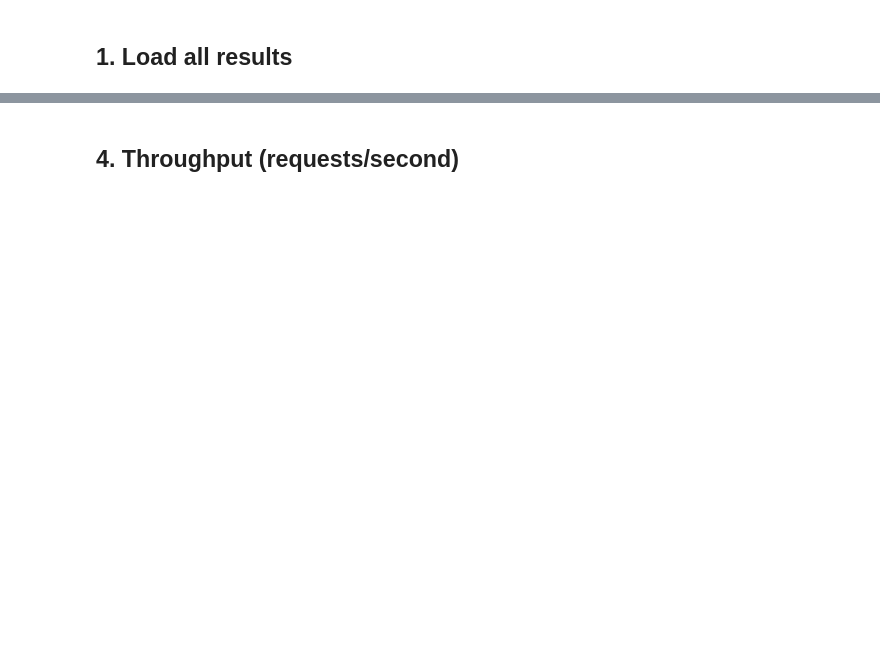
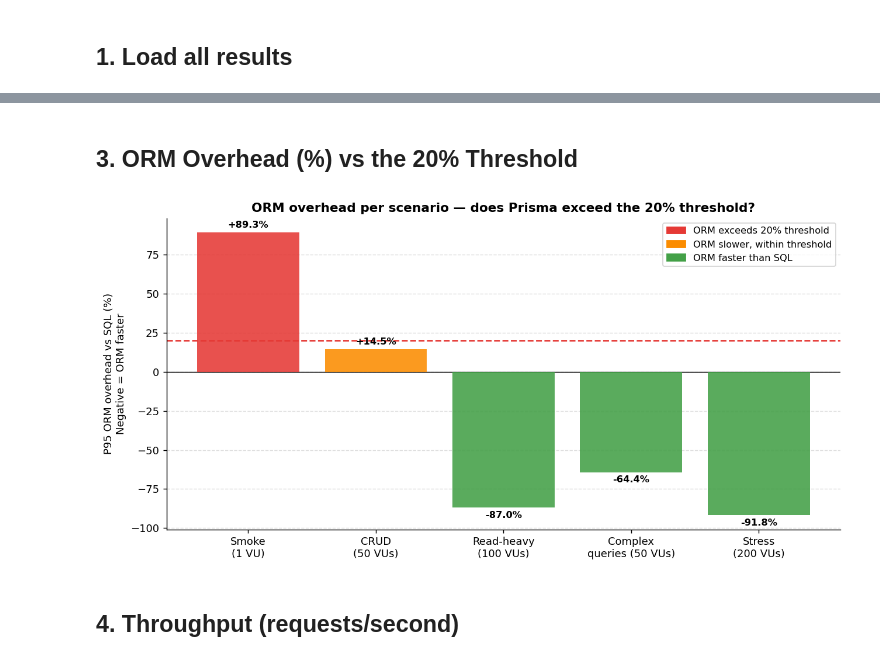
Before and after one commit to Nej-ma/orm-vs-sql-benchmark, a Jupyter notebook: analysis.ipynb, the cells around one changed output, grey strips where cells are left out. Cells and saved outputs as stored; diff of their text form; code cells hidden in the pictures; blank space fills up the shorter version.

```diff
--- a/analysis.ipynb
+++ b/analysis.ipynb
@@ -136,43 +130,37 @@ Positive = ORM is slower. Negative = ORM is faster. The **red dashed line at +20
+# %% [markdown]
+## 3. ORM Overhead (%) vs the 20% Threshold
 # %%
-pivot = df.pivot(index="scenario", columns="impl", values="p95_ms")
+pivot = df.pivot(index="scenario", columns="impl", values="p95_ms").reindex(scenarios)
 pivot["delta_pct"] = (pivot["orm"] - pivot["sql"]) / pivot["sql"] * 100
-pivot = pivot.reindex(scenarios)
-
-fig, ax = plt.subplots(figsize=(10, 5))
 
 bar_colors = ["#e53935" if v > THRESHOLD_PCT else ("#43a047" if v < 0 else "#fb8c00")
               for v in pivot["delta_pct"]]
 
-bars = ax.bar([SCENARIO_LABELS[s] for s in scenarios],
-              pivot["delta_pct"], color=bar_colors, alpha=0.88, zorder=3)
-
+fig, ax = plt.subplots(figsize=(10, 5))
+bars = ax.bar([SCENARIO_LABELS[s] for s in scenarios], pivot["delta_pct"],
+              color=bar_colors, alpha=0.88, zorder=3)
 for bar, v in zip(bars, pivot["delta_pct"]):
-    va = "bottom" if v >= 0 else "top"
-    offset = 2 if v >= 0 else -2
-    ax.text(bar.get_x() + bar.get_width()/2, v + offset,
+    va, off = ("bottom", 2) if v >= 0 else ("top", -2)
+    ax.text(bar.get_x() + bar.get_width()/2, v + off,
             f"{v:+.1f}%", ha="center", va=va, fontsize=9, fontweight="bold")
 
-ax.axhline(THRESHOLD_PCT,  color="#e53935", linestyle="--", linewidth=1.5,
-           label=f"+{THRESHOLD_PCT}% acceptable threshold")
+ax.axhline(THRESHOLD_PCT, color="#e53935", linestyle="--", linewidth=1.5)
 ax.axhline(0, color="black", linewidth=0.8)
-
-ax.set_ylabel("P95 ORM overhead vs SQL (%)\nNegative = ORM faster", fontsize=10)
-ax.set_title("ORM overhead per scenario — does Prisma exceed the 20% threshold?",
-             fontsize=12, fontweight="bold")
-ax.legend(fontsize=9)
-ax.yaxis.grid(True, linestyle="--", alpha=0.4, zorder=0)
-
-# Legend patches
 patches = [
-    mpatches.Patch(color="#e53935", label="ORM exceeds threshold"),
+    mpatches.Patch(color="#e53935", label="ORM exceeds 20% threshold"),
     mpatches.Patch(color="#fb8c00", label="ORM slower, within threshold"),
     mpatches.Patch(color="#43a047", label="ORM faster than SQL"),
 ]
 ax.legend(handles=patches, fontsize=9)
-
+ax.set_ylabel("P95 ORM overhead vs SQL (%)\nNegative = ORM faster", fontsize=10)
+ax.set_title("ORM overhead per scenario — does Prisma exceed the 20% threshold?",
+             fontsize=12, fontweight="bold")
+ax.yaxis.grid(True, linestyle="--", alpha=0.4, zorder=0)
 plt.tight_layout()
 plt.savefig(RUN_DIR / "chart_overhead_pct.png", dpi=150)
 plt.show()
+# %% [output]
+[figure, added]
 # %% [markdown]
 ## 4. Throughput (requests/second)
 # %%
```
Also changed, not shown: parts of 28 cells of this notebook, 12 other files.
